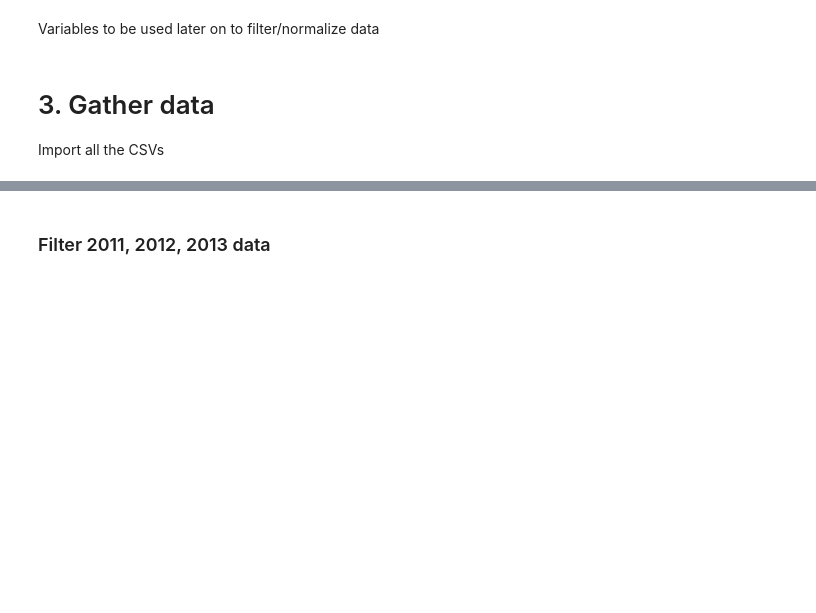
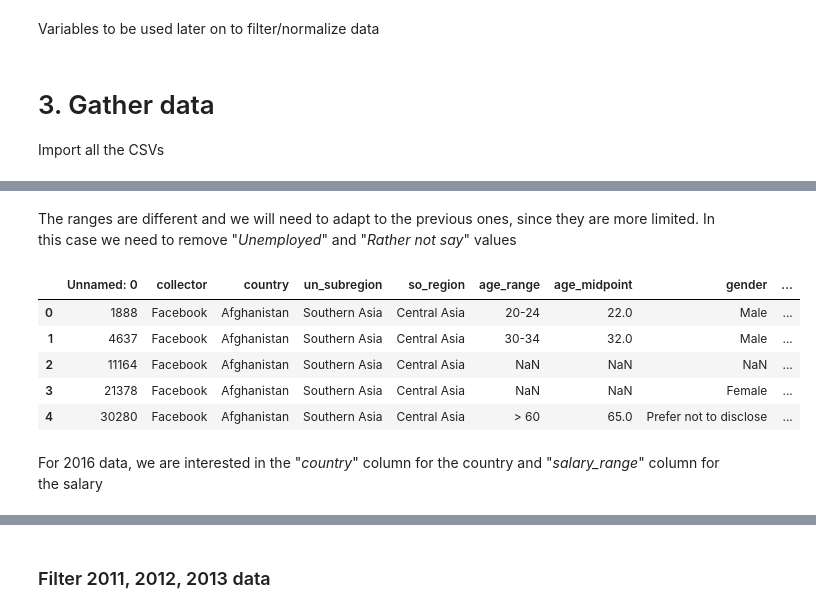
Before and after one commit to shiflux/udacity-datascientistblogpost, a Jupyter notebook: CountriesAndSalaries.ipynb, the cells around one changed output, grey strips where cells are left out. Cells and saved outputs as stored; diff of their text form; code cells hidden in the pictures; blank space fills up the shorter version.

```diff
--- a/CountriesAndSalaries.ipynb
+++ b/CountriesAndSalaries.ipynb
@@ -107,0 +245,13 @@ dict_raw_df[2020] = pd.read_csv('./surveys/2020_survey_results_public.csv')
+# %% [markdown]
+The ranges are different and we will need to adapt to the previous ones, since they are more limited. In this case we need to remove "*Unemployed*" and "*Rather not say*" values
+# %%
+dict_raw_df[2016].head()
+# %% [output]
+|  | Unnamed: 0 | collector | country | un_subregion | so_region | age_range | age_midpoint | gender | ... |
+| 0 | 1888 | Facebook | Afghanistan | Southern Asia | Central Asia | 20-24 | 22.0 | Male | ... |
+| 1 | 4637 | Facebook | Afghanistan | Southern Asia | Central Asia | 30-34 | 32.0 | Male | ... |
+| 2 | 11164 | Facebook | Afghanistan | Southern Asia | Central Asia | NaN | NaN | NaN | ... |
+| 3 | 21378 | Facebook | Afghanistan | Southern Asia | Central Asia | NaN | NaN | Female | ... |
+| 4 | 30280 | Facebook | Afghanistan | Southern Asia | Central Asia | > 60 | 65.0 | Prefer not to disclose | ... |
+# %% [markdown]
+For 2016 data, we are interested in the "*country*" column for the country and "*salary_range*" column for the salary
```
Also changed, not shown: parts of 40 cells of this notebook.
